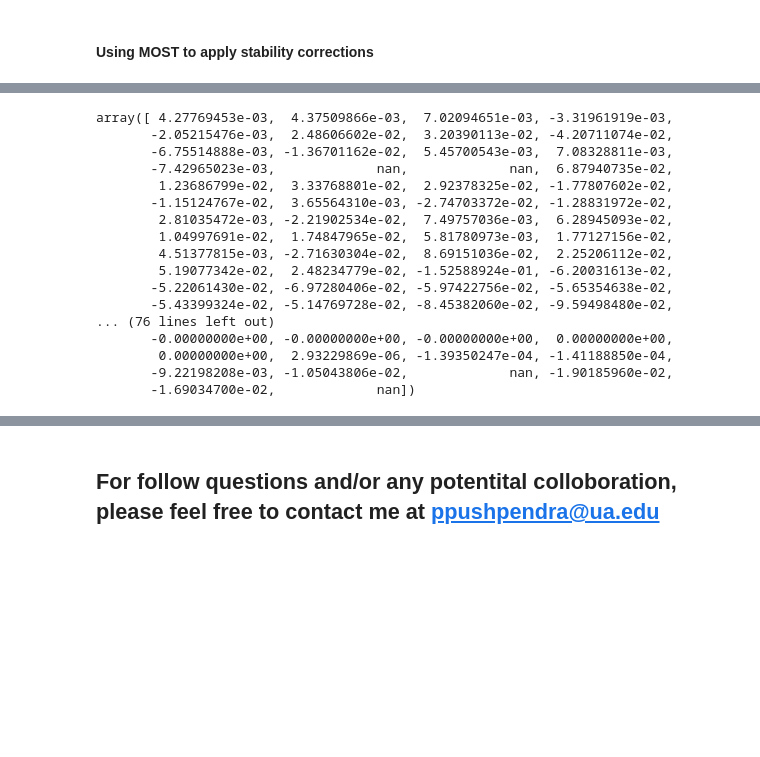
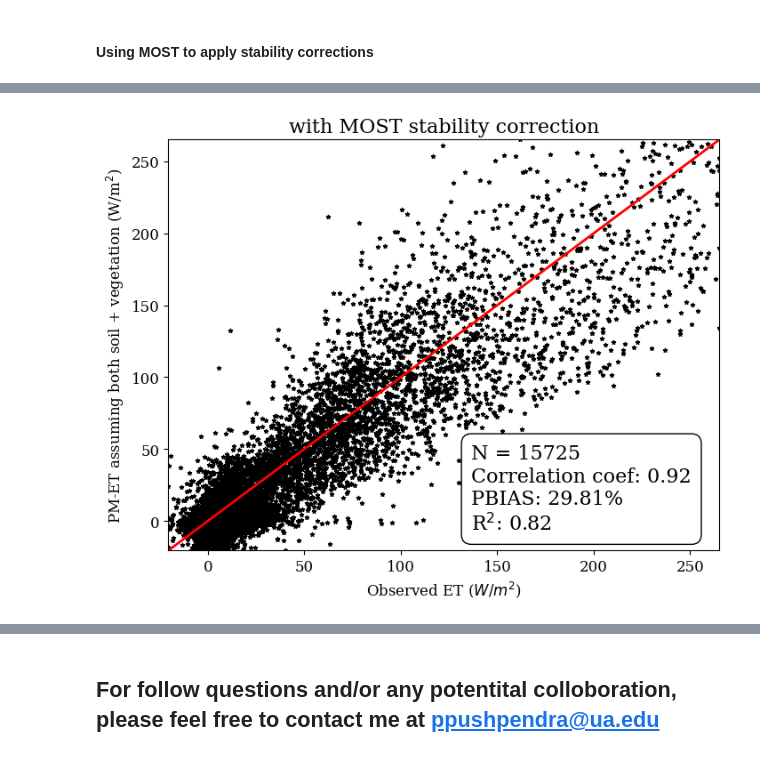
Before and after one commit to praghav444/CEE491-591-Process-Hydrology-Tutorials, a Jupyter notebook: Penman-Monteith-based-ET-Modeling-Tutorial.ipynb, the cells around one changed output, grey strips where cells are left out. Cells and saved outputs as stored; diff of their text form; code cells hidden in the pictures; blank space fills up the shorter version.

```diff
--- a/Penman-Monteith-based-ET-Modeling-Tutorial.ipynb
+++ b/Penman-Monteith-based-ET-Modeling-Tutorial.ipynb
@@ -623,13 +767,24 @@ LE_pred = []
 for i in range(len(Ta)):
     count = 0
     gh = 0.41**2 * U[i] * (np.log((Z_m-d0)/Z0m))**-1 * (np.log((Z_m-d0)/Z0h))**-1
-    lambda_ET_i_0 = (delta[i]*(Rn[i]-G[i]) + rho_air[i]*Cp[i]*(es[i] - ea[i])*gh)/(delta[i] + psyc_const[i]*(1 + gh / gveg[i]))
+
+    gsoil = 1 / np.exp(best_alpha_s - best_beta_s * theta[i] / theta_s)   # Soil conductance (m/s)
+    gc_ref = best_gc * 8.314 * (Ta[i] + 273.15) / (Pa[i] * 1e3)
+    F1 = 1 - np.exp(-best_alpha_rad * SRad[i] / 100)
+    F2 = 1 - 0.00016 * (25 - Ta[i]) ** 2
+    gc_star = gc_ref * (theta[i] - theta_w) / (theta_s - theta_w) * LAI[i]
+    gveg = gc_star * (1 - best_m * np.log(VPD[i])) * F1 * F2
+
+    gs = gsoil + gveg  # Soil + Canopy Conductance
+
+    ET_i_0 = (delta[i] * (Rn[i] - G[i]) + rho_air[i] * Cp[i] * (es[i] - ea[i]) * gh) / (delta[i] + psyc_const[i] * (1 + gh / gs))
+
     thr = 100
     count = 0
     while thr > 2:
         if count > 1000:
             break
-        H = Rn[i] - G[i] - lambda_ET_i_0   # Sensible Heat Flux
+        H = Rn[i] - G[i] - ET_i_0   # Sensible Heat Flux
         L =  -rho_air[i] * Cp[i] * (Ta[i]+273.15) * (USTAR[i] ** 3) / (0.41 * 9.81 * H)  # Monin-Obukhuv Length
         zeta = (Z_m - d0) / L
         if zeta > 1:
@@ -645,30 +800,14 @@ for i in range(len(Ta)):
             phi_h = phi_m
 
         gh = 0.41**2 * U[i] * (np.log((Z_m-d0)/Z0m)-phi_m)**-1 * (np.log((Z_m-d0)/Z0h)-phi_h)**-1
-        lambda_ET_i = (delta[i]*(Rn[i]-G[i]) + rho_air[i]*Cp[i]*(es[i] - ea[i])*gh)/(delta[i] + psyc_const[i]*(1 + gh / gveg[i]))
-        thr = abs(lambda_ET_i - lambda_ET_i_0)
-        lambda_ET_i_0 = lambda_ET_i
+        ET_i = (delta[i] * (Rn[i] - G[i]) + rho_air[i] * Cp[i] * (es[i] - ea[i]) * gh) / (delta[i] + psyc_const[i] * (1 + gh / gs))
+        thr = abs(ET_i - ET_i_0)
+        ET_i_0 = ET_i
         count += 1
-    LE_pred.append(lambda_ET_i)
+    LE_pred.append(ET_i)
 LE_pred = np.array(LE_pred)
 # %%
-LE_pred
+make_plot(ET_obs, LE_pred, case_lable= r"PM-ET assuming both soil + vegetation", period_label="with MOST stability correction")
 # %% [output]
-array([ 4.27769453e-03,  4.37509866e-03,  7.02094651e-03, -3.31961919e-03,
-       -2.05215476e-03,  2.48606602e-02,  3.20390113e-02, -4.20711074e-02,
-       -6.75514888e-03, -1.36701162e-02,  5.45700543e-03,  7.08328811e-03,
-       -7.42965023e-03,             nan,             nan,  6.87940735e-02,
-        1.23686799e-02,  3.33768801e-02,  2.92378325e-02, -1.77807602e-02,
-       -1.15124767e-02,  3.65564310e-03, -2.74703372e-02, -1.28831972e-02,
-        2.81035472e-03, -2.21902534e-02,  7.49757036e-03,  6.28945093e-02,
-        1.04997691e-02,  1.74847965e-02,  5.81780973e-03,  1.77127156e-02,
-        4.51377815e-03, -2.71630304e-02,  8.69151036e-02,  2.25206112e-02,
-        5.19077342e-02,  2.48234779e-02, -1.52588924e-01, -6.20031613e-02,
-       -5.22061430e-02, -6.97280406e-02, -5.97422756e-02, -5.65354638e-02,
-       -5.43399324e-02, -5.14769728e-02, -8.45382060e-02, -9.59498480e-02,
-... (76 lines left out)
-       -0.00000000e+00, -0.00000000e+00, -0.00000000e+00,  0.00000000e+00,
-        0.00000000e+00,  2.93229869e-06, -1.39350247e-04, -1.41188850e-04,
-       -9.22198208e-03, -1.05043806e-02,             nan, -1.90185960e-02,
-       -1.69034700e-02,             nan])
+[figure, added]
 # %%
```
Also changed, not shown: parts of 7 cells of this notebook.
